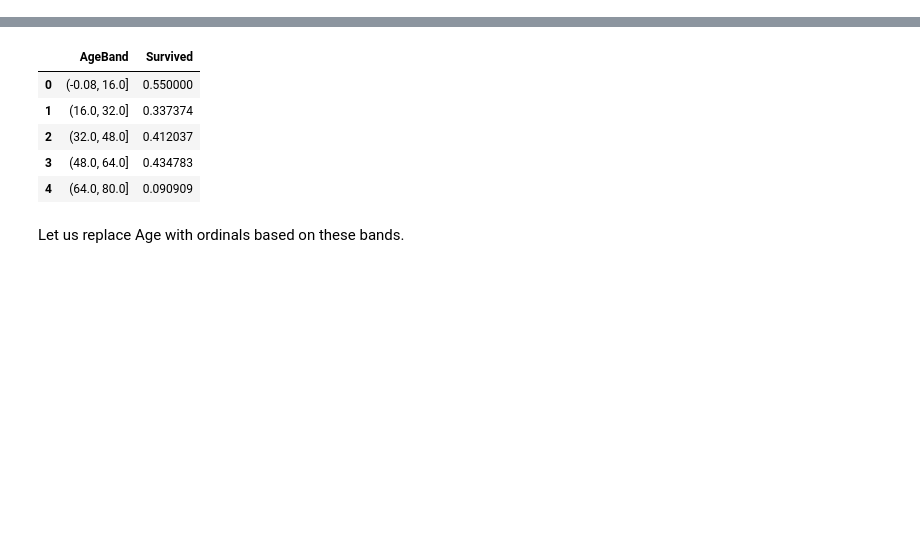
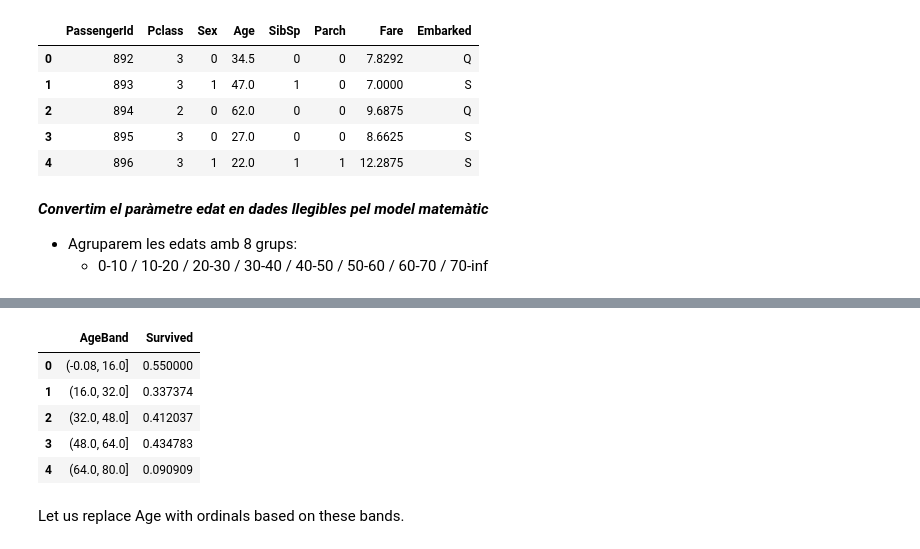
Before and after one commit to sergiger/titanicMachineLearning, a Jupyter notebook: Titanic.ipynb, the cells around one changed output, grey strips where cells are left out. Drawn from its saved outputs; the diff is of its cells as text; code cells hidden in the pictures; blank space fills up the shorter version.

```diff
--- a/Titanic.ipynb
+++ b/Titanic.ipynb
@@ -439,0 +173,13 @@ Let us create Age bands and determine correlations with Survived.
+# %%
+test_data.head()
+# %% [output]
+|  | PassengerId | Pclass | Sex | Age | SibSp | Parch | Fare | Embarked |
+| 0 | 892 | 3 | 0 | 34.5 | 0 | 0 | 7.8292 | Q |
+| 1 | 893 | 3 | 1 | 47.0 | 1 | 0 | 7.0000 | S |
+| 2 | 894 | 2 | 0 | 62.0 | 0 | 0 | 9.6875 | Q |
+| 3 | 895 | 3 | 0 | 27.0 | 0 | 0 | 8.6625 | S |
+| 4 | 896 | 3 | 1 | 22.0 | 1 | 1 | 12.2875 | S |
+# %% [markdown]
+***Convertim el paràmetre edat en dades llegibles pel model matemàtic***
+- Agruparem les edats amb 8 grups:
+  -  0-10 / 10-20 / 20-30 / 30-40 / 40-50 / 50-60 / 60-70 / 70-inf
```
Also changed, not shown: parts of 70 cells of this notebook.
